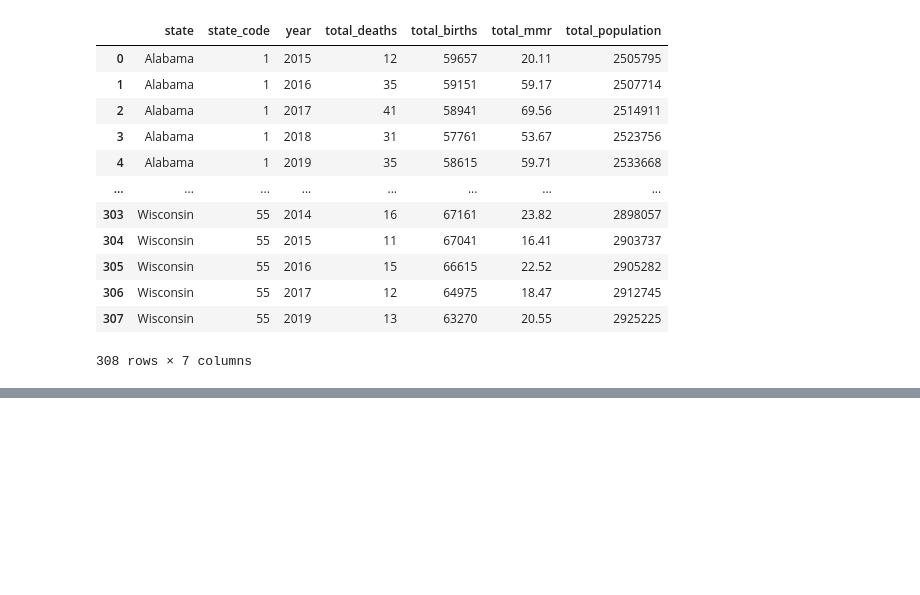
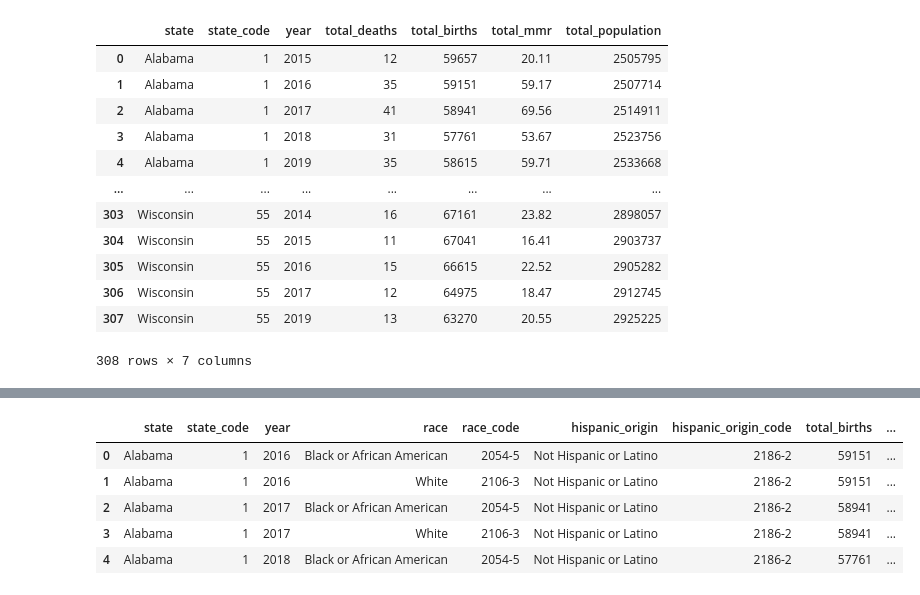
Before and after one commit to LeeProut/US-Maternal-Mortality, a Jupyter notebook: Edit_CDC_MMR_Race_P3.ipynb, the cells around one changed output, grey strips where cells are left out. Drawn from its saved outputs; the diff is of its cells as text; code cells hidden in the pictures; blank space fills up the shorter version.

```diff
--- a/Edit_CDC_MMR_Race_P3.ipynb
+++ b/Edit_CDC_MMR_Race_P3.ipynb
@@ -138,3 +153,6 @@ MMR_totals_us
 | 306 | Wisconsin | 55 | 2017 | 12 | 64975 | 18.47 | 2912745 |
 | 307 | Wisconsin | 55 | 2019 | 13 | 63270 | 20.55 | 2925225 |
 308 rows × 7 columns
+# %%
+CDC_MMR_race_total = race_b_d_df.merge(MMR_totals_us, how="left", on=["state", "year"])
+CDC_MMR_race_total.head()
@@ -140,0 +166,20 @@ MMR_totals_us
+# %%
+# clean up by selecting only the columns we need
+CDC_MMR_race_total_clean = CDC_MMR_race_total[["state", "state_code_x", "year", "race",\
+                                                "race_code", "hispanic_origin",\
+                                                "hispanic_origin_code","total_births",\
+                                                "births_by_race", "total_deaths",\
+                                                "deaths_by_race", "total_mmr",\
+                                                "total_population","population_by_race"]]
+CDC_MMR_race_total_clean.head()
+
+# rename column
+MMR_race_df = CDC_MMR_race_total_clean.rename(columns={"state_code_x": "state_code"})
+MMR_race_df.head()
+# %% [output]
+|  | state | state_code | year | race | race_code | hispanic_origin | hispanic_origin_code | total_births | ... |
+| 0 | Alabama | 1 | 2016 | Black or African American | 2054-5 | Not Hispanic or Latino | 2186-2 | 59151 | ... |
+| 1 | Alabama | 1 | 2016 | White | 2106-3 | Not Hispanic or Latino | 2186-2 | 59151 | ... |
+| 2 | Alabama | 1 | 2017 | Black or African American | 2054-5 | Not Hispanic or Latino | 2186-2 | 58941 | ... |
+| 3 | Alabama | 1 | 2017 | White | 2106-3 | Not Hispanic or Latino | 2186-2 | 58941 | ... |
+| 4 | Alabama | 1 | 2018 | Black or African American | 2054-5 | Not Hispanic or Latino | 2186-2 | 57761 | ... |
```
Also changed, not shown: parts of 9 cells of this notebook.
